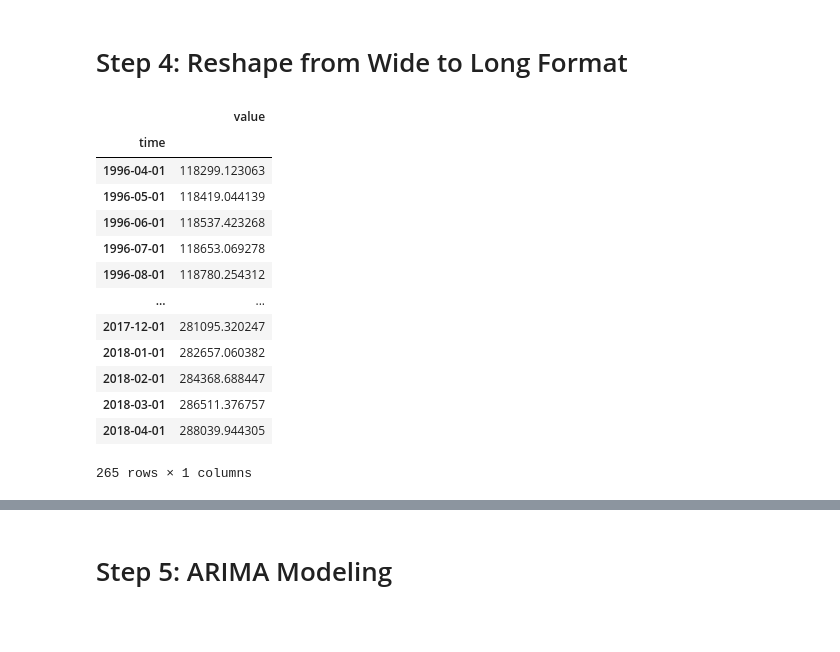
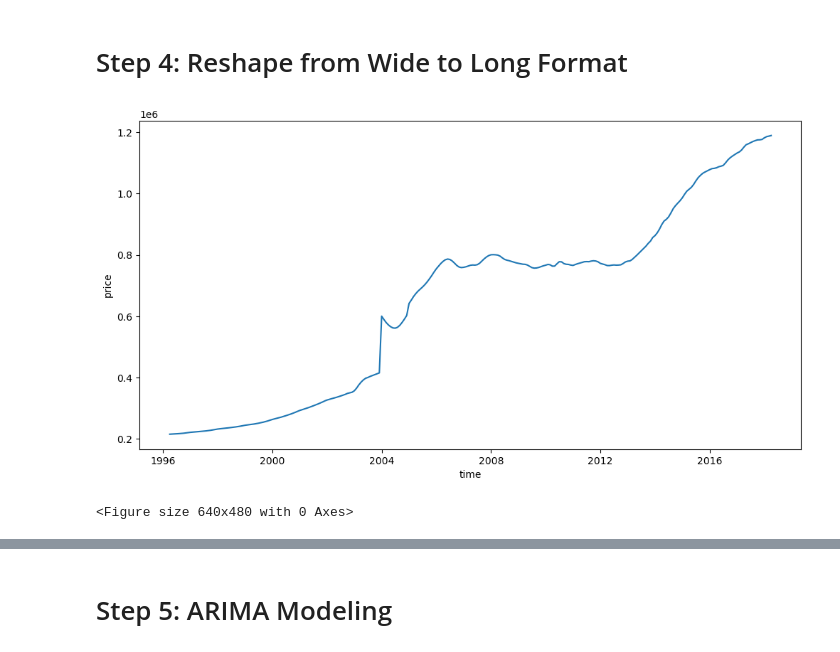
Before and after one commit to hannahdallas/zillow_time_series_model, a Jupyter notebook: notebook.ipynb, the cells around one changed output, grey strips where cells are left out. Drawn from its saved outputs; the diff is of its cells as text; code cells hidden in the pictures; blank space fills up the shorter version.

```diff
--- a/notebook.ipynb
+++ b/notebook.ipynb
@@ -79,3 +81,6 @@ df.describe()
 | 75% | 90920.500000 | 75205.500000 | 11042.500000 | 1.432000e+05 | 1.433000e+05 | 1.432250e+05 | 1.432250e+05 | 1.435000e+05 | 1.437000e+05 | 1.439000e+05 | ... |
 | max | 753844.000000 | 99901.000000 | 14723.000000 | 3.676700e+06 | 3.704200e+06 | 3.729600e+06 | 3.754600e+06 | 3.781800e+06 | 3.813500e+06 | 3.849600e+06 | ... |
 8 rows × 268 columns
+# %%
+# Filter for NYC
+nyc_df = df[df['City'] == 'New York']
@@ -130,20 +136,5 @@ def melt_data(df):
     melted['time'] = pd.to_datetime(melted['time'], infer_datetime_format=True)
     melted = melted.dropna(subset=['value'])
     return melted.groupby('time').aggregate({'value':'mean'})
-# %%
-melt_data(df)
-# %% [output]
-|  | value |
-| time |  |
-| 1996-04-01 | 118299.123063 |
-| 1996-05-01 | 118419.044139 |
-| 1996-06-01 | 118537.423268 |
-| 1996-07-01 | 118653.069278 |
-| 1996-08-01 | 118780.254312 |
-| ... | ... |
-| 2017-12-01 | 281095.320247 |
-| 2018-01-01 | 282657.060382 |
-| 2018-02-01 | 284368.688447 |
-| 2018-03-01 | 286511.376757 |
-| 2018-04-01 | 288039.944305 |
-265 rows × 1 columns
+# %%
+ts=melt_data(nyc_df)
@@ -149,0 +156,10 @@ melt_data(df)
+# %%
+fig=plt.figure(figsize=(12,6))
+plt.plot(ts)
+plt.xlabel('time')
+plt.ylabel('price')
+plt.show()
+plt.gcf().autofmt_xdate()
+# %% [output]
+[figure, added]
+<Figure size 640x480 with 0 Axes>
```
Also changed, not shown: parts of 31 cells of this notebook.
